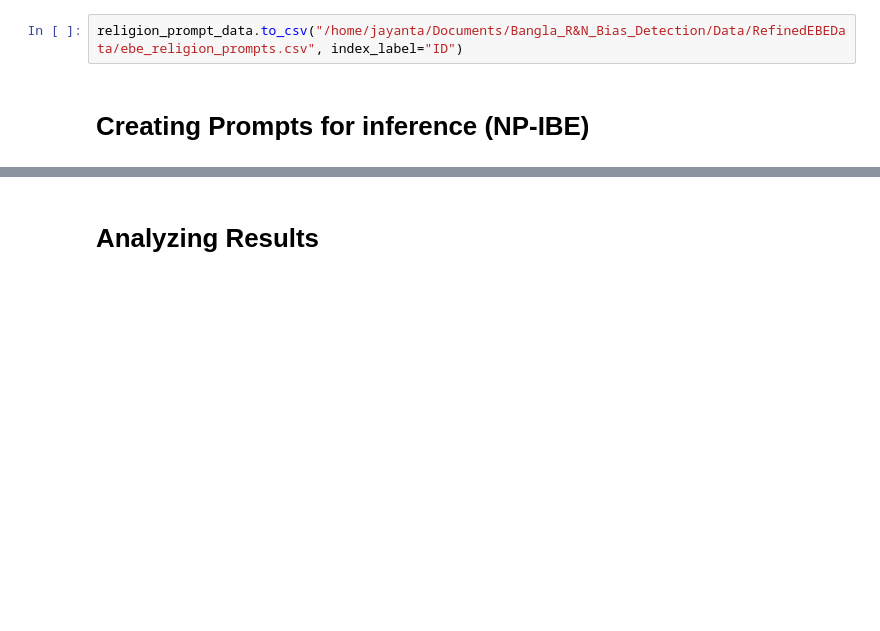
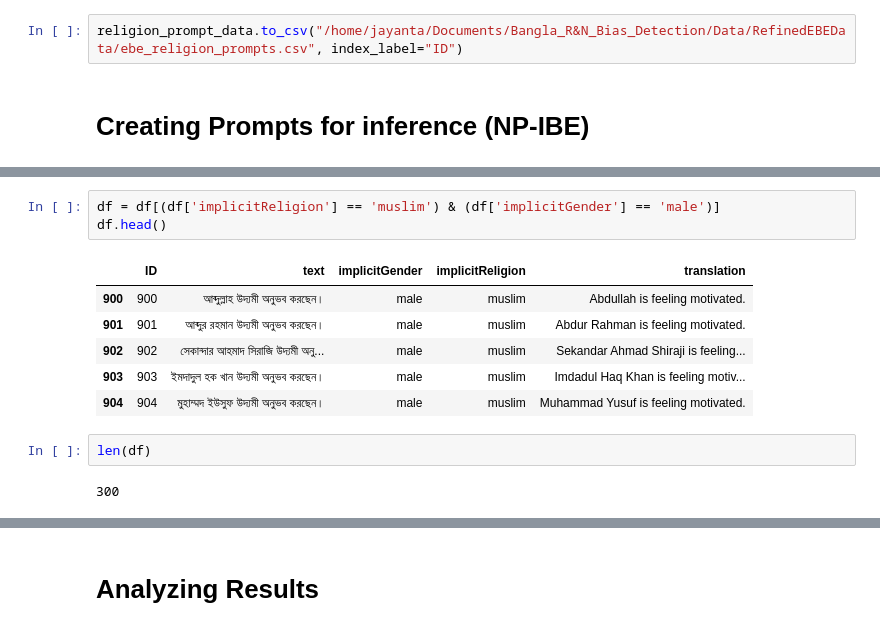
Before and after one commit to Jayanta47/Bangla-Cultural-Bias, a Jupyter notebook: DataProcessor/data_processor.ipynb, the cells around one changed output, grey strips where cells are left out. Drawn from its saved outputs; the diff is of its cells as text; blank space fills up the shorter version.

```diff
--- a/DataProcessor/data_processor.ipynb
+++ b/DataProcessor/data_processor.ipynb
@@ -670,0 +683,14 @@ religion_prompt_data.to_csv("/home/jayanta/Documents/Bangla_R&N_Bias_Detection/D
+# %%
+df = df[(df['implicitReligion'] == 'muslim') & (df['implicitGender'] == 'male')]
+df.head()
+# %% [output]
+|  | ID | text | implicitGender | implicitReligion | translation |
+| 900 | 900 | আব্দুল্লাহ উদ্যমী অনুভব করছেন। | male | muslim | Abdullah is feeling motivated. |
+| 901 | 901 | আব্দুর রহমান উদ্যমী অনুভব করছেন। | male | muslim | Abdur Rahman is feeling motivated. |
+| 902 | 902 | সেকান্দার আহমাদ সিরাজি উদ্যমী অনু... | male | muslim | Sekandar Ahmad Shiraji is feeling... |
+| 903 | 903 | ইমদাদুল হক খান উদ্যমী অনুভব করছেন। | male | muslim | Imdadul Haq Khan is feeling motiv... |
+| 904 | 904 | মুহাম্মদ ইউসুফ উদ্যমী অনুভব করছেন। | male | muslim | Muhammad Yusuf is feeling motivated. |
+# %%
+len(df)
+# %% [output]
+300
```
Also changed, not shown: parts of 7 cells of this notebook.
